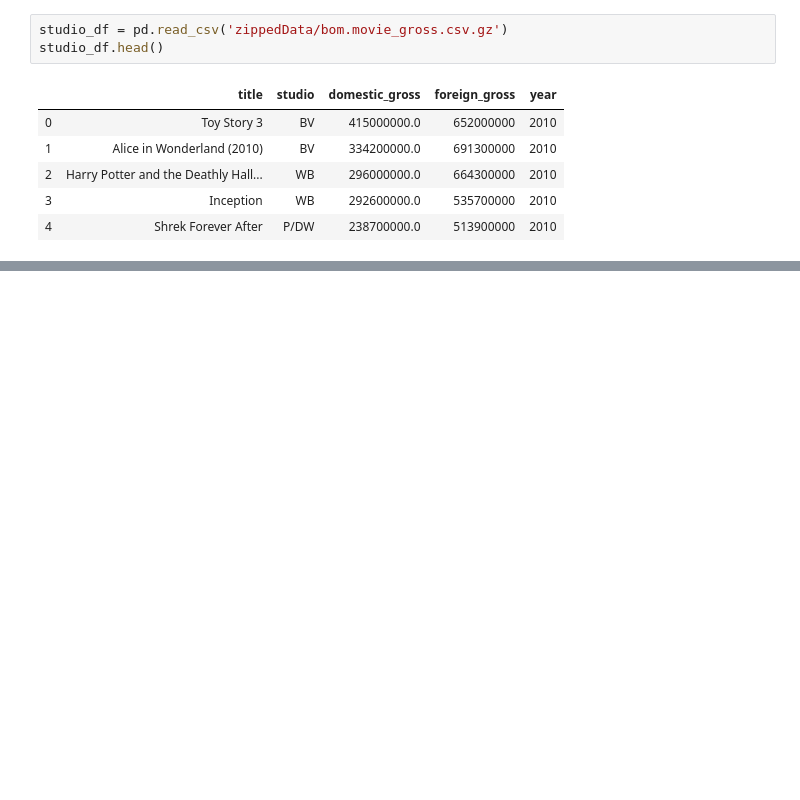
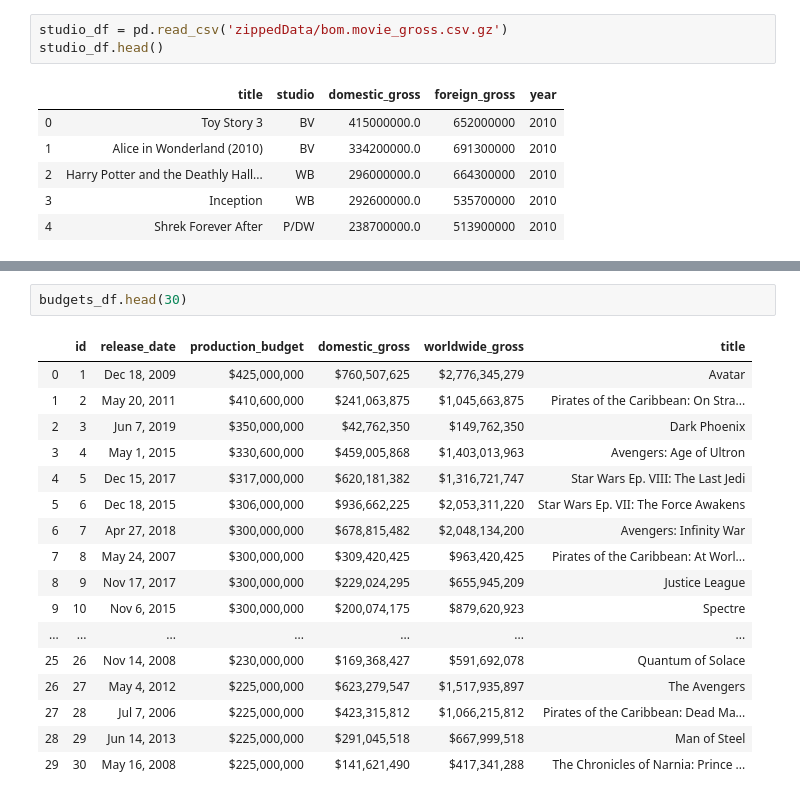
Before and after one commit to nqabell89/movie_industry_analysis, a Jupyter notebook: V1_Movie_Data_Analysis.ipynb, the cells around one changed output, grey strips where cells are left out. Drawn from its saved outputs; the diff is of its cells as text; blank space fills up the shorter version.

```diff
--- a/V1_Movie_Data_Analysis.ipynb
+++ b/V1_Movie_Data_Analysis.ipynb
@@ -53,0 +77,20 @@ imdb_ratings_df.head()
+# %%
+budgets_df.head(30)
+# %% [output]
+|  | id | release_date | production_budget | domestic_gross | worldwide_gross | title |
+| 0 | 1 | Dec 18, 2009 | $425,000,000 | $760,507,625 | $2,776,345,279 | Avatar |
+| 1 | 2 | May 20, 2011 | $410,600,000 | $241,063,875 | $1,045,663,875 | Pirates of the Caribbean: On Stra... |
+| 2 | 3 | Jun 7, 2019 | $350,000,000 | $42,762,350 | $149,762,350 | Dark Phoenix |
+| 3 | 4 | May 1, 2015 | $330,600,000 | $459,005,868 | $1,403,013,963 | Avengers: Age of Ultron |
+| 4 | 5 | Dec 15, 2017 | $317,000,000 | $620,181,382 | $1,316,721,747 | Star Wars Ep. VIII: The Last Jedi |
+| 5 | 6 | Dec 18, 2015 | $306,000,000 | $936,662,225 | $2,053,311,220 | Star Wars Ep. VII: The Force Awakens |
+| 6 | 7 | Apr 27, 2018 | $300,000,000 | $678,815,482 | $2,048,134,200 | Avengers: Infinity War |
+| 7 | 8 | May 24, 2007 | $300,000,000 | $309,420,425 | $963,420,425 | Pirates of the Caribbean: At Worl... |
+| 8 | 9 | Nov 17, 2017 | $300,000,000 | $229,024,295 | $655,945,209 | Justice League |
+| 9 | 10 | Nov 6, 2015 | $300,000,000 | $200,074,175 | $879,620,923 | Spectre |
+| ... | ... | ... | ... | ... | ... | ... |
+| 25 | 26 | Nov 14, 2008 | $230,000,000 | $169,368,427 | $591,692,078 | Quantum of Solace |
+| 26 | 27 | May 4, 2012 | $225,000,000 | $623,279,547 | $1,517,935,897 | The Avengers |
+| 27 | 28 | Jul 7, 2006 | $225,000,000 | $423,315,812 | $1,066,215,812 | Pirates of the Caribbean: Dead Ma... |
+| 28 | 29 | Jun 14, 2013 | $225,000,000 | $291,045,518 | $667,999,518 | Man of Steel |
+| 29 | 30 | May 16, 2008 | $225,000,000 | $141,621,490 | $417,341,288 | The Chronicles of Narnia: Prince ... |
```
Also changed, not shown: parts of 8 cells of this notebook, 2 other files.
